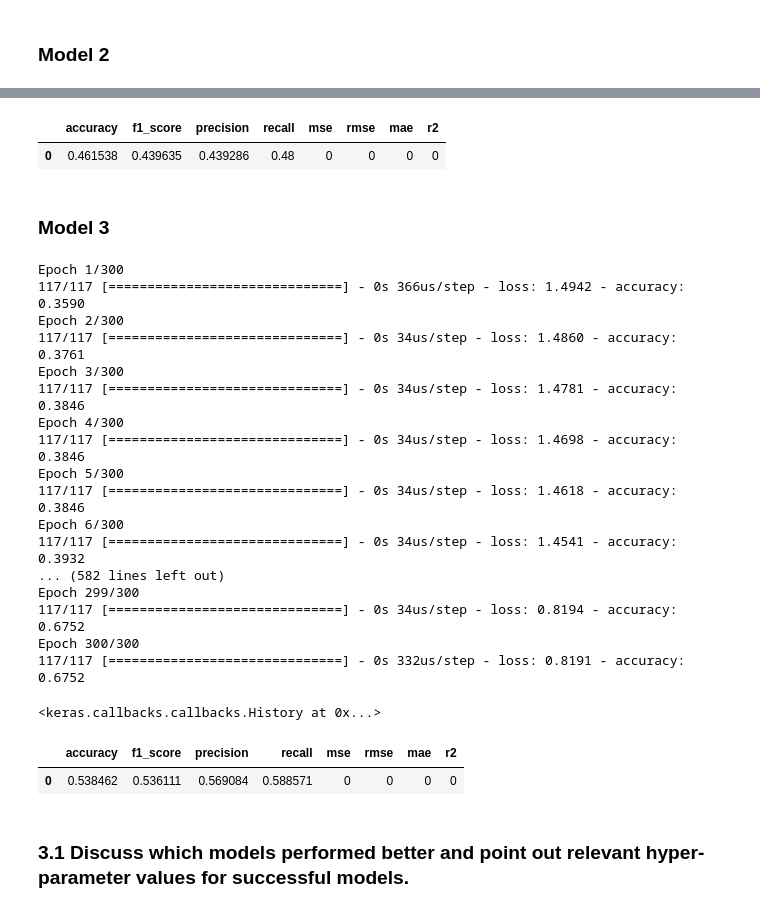
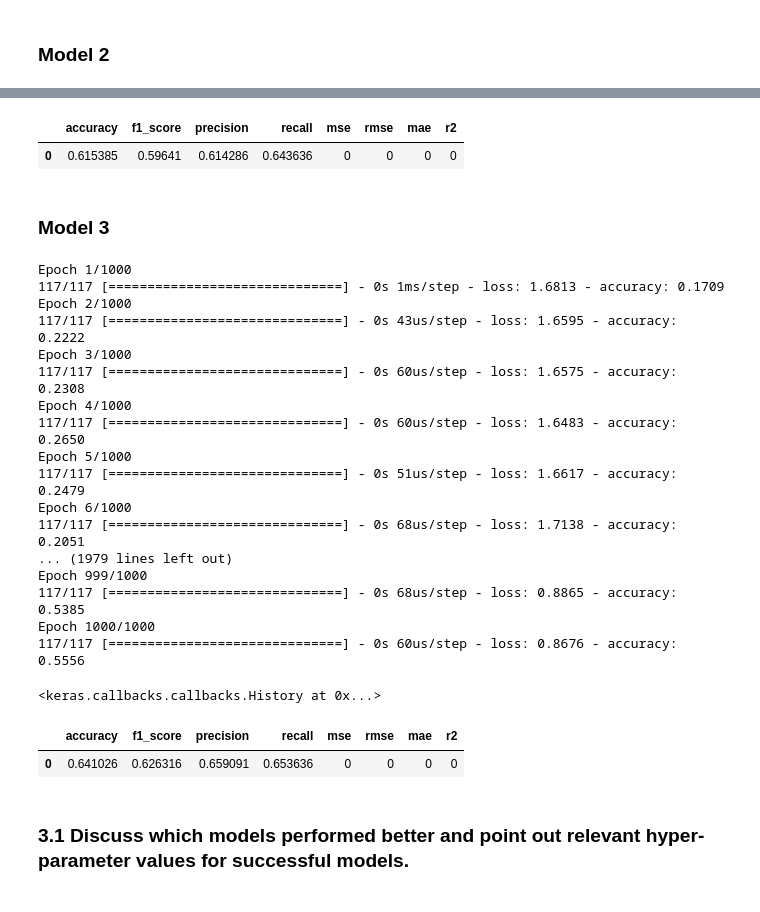
Before and after one commit to SUN-Wenjun/Advanced_Machine_Learning_Assignment, a Jupyter notebook: Assignment1/Assignment_1.ipynb, the cells around one changed output, grey strips where cells are left out. Cells and saved outputs as stored; diff of their text form; code cells hidden in the pictures.

```diff
--- a/Assignment1/Assignment_1.ipynb
+++ b/Assignment1/Assignment_1.ipynb
@@ -254,18 +258,18 @@ from keras.models import Sequential
 from keras.layers import Dense, Activation, Dropout
 import keras
 from keras.optimizers import SGD
-model = Sequential()
-model.add(Dense(32, input_dim=11, activation='relu')) # change dense to 32
-model.add(Dense(32, activation='relu'))
-model.add(Dense(32, activation='relu'))
+model2 = Sequential()
+model2.add(Dense(32, input_dim=11, activation='relu')) # change dense to 32
+model2.add(Dense(32, activation='relu'))
+model2.add(Dense(32, activation='relu'))
 
-model.add(Dense(5, activation='softmax'))
+model2.add(Dense(5, activation='softmax'))
 
 # Compile model
-model.compile(loss='categorical_crossentropy', optimizer='sgd', metrics=['accuracy'])
+model2.compile(loss='categorical_crossentropy', optimizer='sgd', metrics=['accuracy'])
 
 # Fitting the NN to the Training set
-model.fit(prediction_input_preprocessor.transform(X_train), pd.get_dummies(y_train),
+model2.fit(prediction_input_preprocessor.transform(X_train), pd.get_dummies(y_train),
                batch_size = 60,
                epochs = 300)
 # %% [output]
@@ -289,6 +293,6 @@ Epoch 300/300
 <keras.callbacks.callbacks.History at 0x...>
 # %%
-prediction_index=model.predict_classes(prediction_input_preprocessor.transform(X_test))
+prediction_index=model2.predict_classes(prediction_input_preprocessor.transform(X_test))
 
 # get labels from one hot encoded y_train data
 labels=pd.get_dummies(y_train).columns
@@ -303,11 +307,11 @@ index_to_label(labels,1)
 # Iterate through all predicted indices using map method
 predicted_labels=list(map(lambda x: labels[x], prediction_index))
 # %%
-modelevalobject = model_eval_metrics(y_test, predicted_labels, classification="TRUE")
-modelevalobject
+modelevalobject2 = model_eval_metrics(y_test, predicted_labels, classification="TRUE")
+modelevalobject2
 # %% [output]
 |  | accuracy | f1_score | precision | recall | mse | rmse | mae | r2 |
-| 0 | 0.461538 | 0.439635 | 0.439286 | 0.48 | 0 | 0 | 0 | 0 |
+| 0 | 0.615385 | 0.59641 | 0.614286 | 0.643636 | 0 | 0 | 0 | 0 |
 # %% [markdown]
 ### Model 3
 # %%
@@ -315,36 +319,40 @@ from keras.models import Sequential
 from keras.layers import Dense, Activation, Dropout
 import keras
 from keras.optimizers import SGD
-model = Sequential()
-model.add(Dense(32, input_dim=11, activation='relu')) # remove one layer
-model.add(Dense(32, activation='relu'))
+model3 = Sequential()
+model3.add(Dense(124, input_dim=11, activation='relu'))
+model3.add(Dropout(0.5))  # add dropout
+model3.add(Dense(124, input_dim=11, activation='relu'))
+model3.add(Dropout(0.5))
+model3.add(Dense(124, activation='relu'))
+model3.add(Dropout(0.5))
 
-model.add(Dense(5, activation='softmax'))
+model3.add(Dense(5, activation='softmax'))
 
 # Compile model
-model.compile(loss='categorical_crossentropy', optimizer='sgd', metrics=['accuracy'])
+model3.compile(loss='categorical_crossentropy', optimizer='sgd', metrics=['accuracy'])
 
 # Fitting the NN to the Training set
-model.fit(prediction_input_preprocessor.transform(X_train), pd.get_dummies(y_train),
+model3.fit(prediction_input_preprocessor.transform(X_train), pd.get_dummies(y_train),
                batch_size = 60,
-               epochs = 300)
+               epochs = 1000)  # increase epochs
 # %% [output]
-Epoch 1/300
-117/117 [==============================] - 0s 366us/step - loss: 1.4942 - accuracy: 0.3590
-Epoch 2/300
-117/117 [==============================] - 0s 34us/step - loss: 1.4860 - accuracy: 0.3761
-Epoch 3/300
-117/117 [==============================] - 0s 34us/step - loss: 1.4781 - accuracy: 0.3846
-Epoch 4/300
-117/117 [==============================] - 0s 34us/step - loss: 1.4698 - accuracy: 0.3846
-Epoch 5/300
-117/117 [==============================] - 0s 34us/step - loss: 1.4618 - accuracy: 0.3846
-Epoch 6/300
-117/117 [==============================] - 0s 34us/step - loss: 1.4541 - accuracy: 0.3932
-... (582 lines left out)
-Epoch 299/300
-117/117 [==============================] - 0s 34us/step - loss: 0.8194 - accuracy: 0.6752
-Epoch 300/300
-117/117 [==============================] - 0s 332us/step - loss: 0.8191 - accuracy: 0.6752
+Epoch 1/1000
+117/117 [==============================] - 0s 1ms/step - loss: 1.6813 - accuracy: 0.1709
+Epoch 2/1000
+117/117 [==============================] - 0s 43us/step - loss: 1.6595 - accuracy: 0.2222
+Epoch 3/1000
+117/117 [==============================] - 0s 60us/step - loss: 1.6575 - accuracy: 0.2308
+Epoch 4/1000
+117/117 [==============================] - 0s 60us/step - loss: 1.6483 - accuracy: 0.2650
+Epoch 5/1000
+117/117 [==============================] - 0s 51us/step - loss: 1.6617 - accuracy: 0.2479
+Epoch 6/1000
+117/117 [==============================] - 0s 68us/step - loss: 1.7138 - accuracy: 0.2051
+... (1979 lines left out)
+Epoch 999/1000
+117/117 [==============================] - 0s 68us/step - loss: 0.8865 - accuracy: 0.5385
+Epoch 1000/1000
+117/117 [==============================] - 0s 60us/step - loss: 0.8676 - accuracy: 0.5556
 <keras.callbacks.callbacks.History at 0x...>
 # %%
@@ -363,11 +371,11 @@ index_to_label(labels,1)
 # Iterate through all predicted indices using map method
 predicted_labels=list(map(lambda x: labels[x], prediction_index))
 # %%
-modelevalobject = model_eval_metrics(y_test, predicted_labels, classification="TRUE")
-modelevalobject
+modelevalobject3 = model_eval_metrics(y_test, predicted_labels, classification="TRUE")
+modelevalobject3
 # %% [output]
 |  | accuracy | f1_score | precision | recall | mse | rmse | mae | r2 |
-| 0 | 0.538462 | 0.536111 | 0.569084 | 0.588571 | 0 | 0 | 0 | 0 |
+| 0 | 0.641026 | 0.626316 | 0.659091 | 0.653636 | 0 | 0 | 0 | 0 |
 # %% [markdown]
 ### 3.1 Discuss which models performed better and point out relevant hyper-parameter values for successful models.
 # %% [markdown]
```
Also changed, not shown: parts of 12 cells of this notebook, 2 other files.
